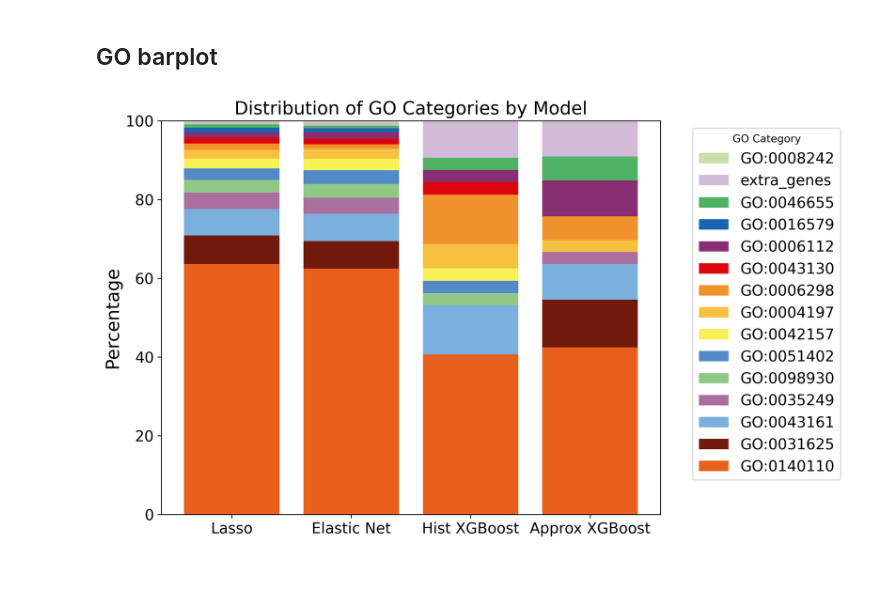
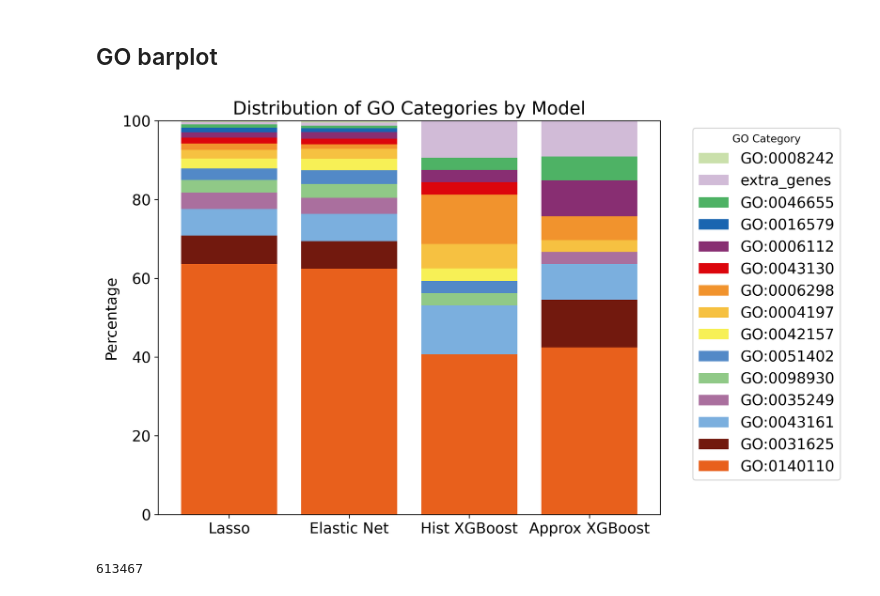
Before and after one commit to cfuses/ML-HD, a Jupyter notebook: code/regression_models/results_visualization/go_contributions.ipynb, the cells around one changed output. Saved outputs shown, nothing was run; the diff lists cells and outputs as text; code cells hidden in the pictures.

```diff
--- a/code/regression_models/results_visualization/go_contributions.ipynb
+++ b/code/regression_models/results_visualization/go_contributions.ipynb
@@ -30,7 +30,7 @@ for model in models:
 # Set global font sizes
 plt.rcParams.update({
     'axes.titlesize': 17,
-    'axes.labelsize': 17,
+    'axes.labelsize': 14,
     'xtick.labelsize': 14,
     'ytick.labelsize': 14,
     'legend.fontsize': 14,
@@ -49,34 +49,34 @@ combined_df = pd.DataFrame(distributions).T.fillna(0)
 combined_df.columns = model_names
 
 # Shuffle the colors
-random.shuffle(colors)
+# random.shuffle(colors)
 
 fig, ax = plt.subplots(figsize=(10, 6), dpi=300)
 
 # Plot stacked bar chart
 bottom = None
 bars = []
 labels = []
 for i, go_category in enumerate(combined_df.index):
     if bottom is None:
         bar = ax.bar(model_names, combined_df.loc[go_category], label=go_category, color=colors[i])
         bottom = combined_df.loc[go_category]
     else:
         bar = ax.bar(model_names, combined_df.loc[go_category], bottom=bottom, label=go_category, color=colors[i])
         bottom += combined_df.loc[go_category]
     bars.append(bar)
     labels.append(go_category)
 
 # Add labels and title
 ax.set_ylabel('Percentage')
 ax.set_title('Distribution of GO Categories by Model')
 
 # Create a custom legend with the same order as combined_df.index, but reversed
 handles = [bar[0] for bar in reversed(bars)]
 labels = list(reversed(labels))
 ax.legend(handles, labels, title='GO Category', bbox_to_anchor=(1.05, 1), loc='upper left')
 
 plt.tight_layout()
 plt.show()
 # %% [output]
-[figure, old version]
+[figure, new version]
@@ -82,0 +85,4 @@ plt.show()
+# %%
+len(snps_gene_go_tab)
+# %% [output]
+613467
```
Also changed, not shown: parts of 1 cell of this notebook, 3 other files.
